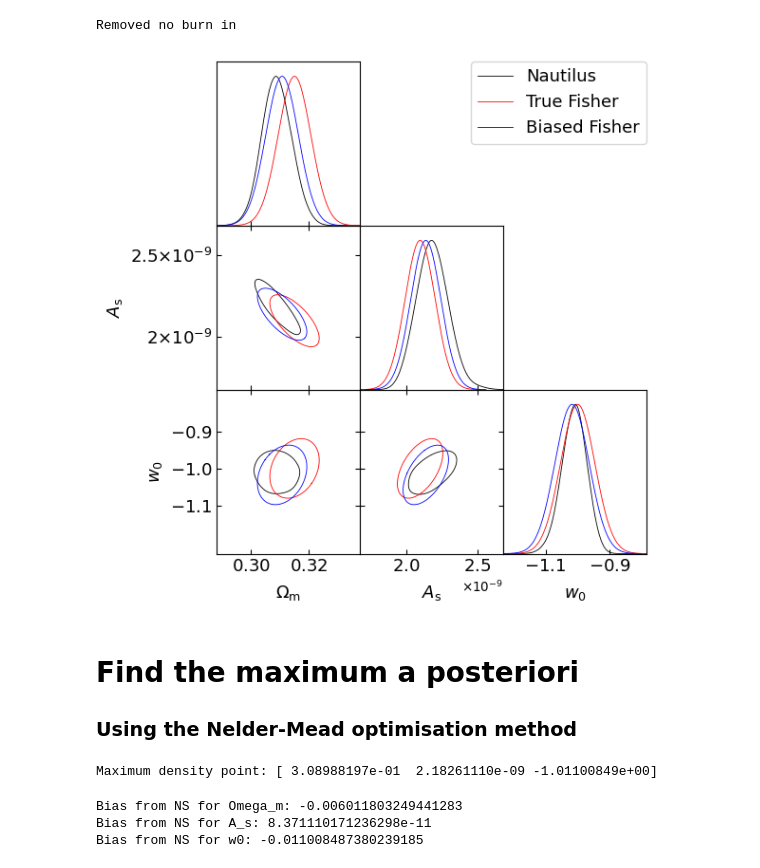
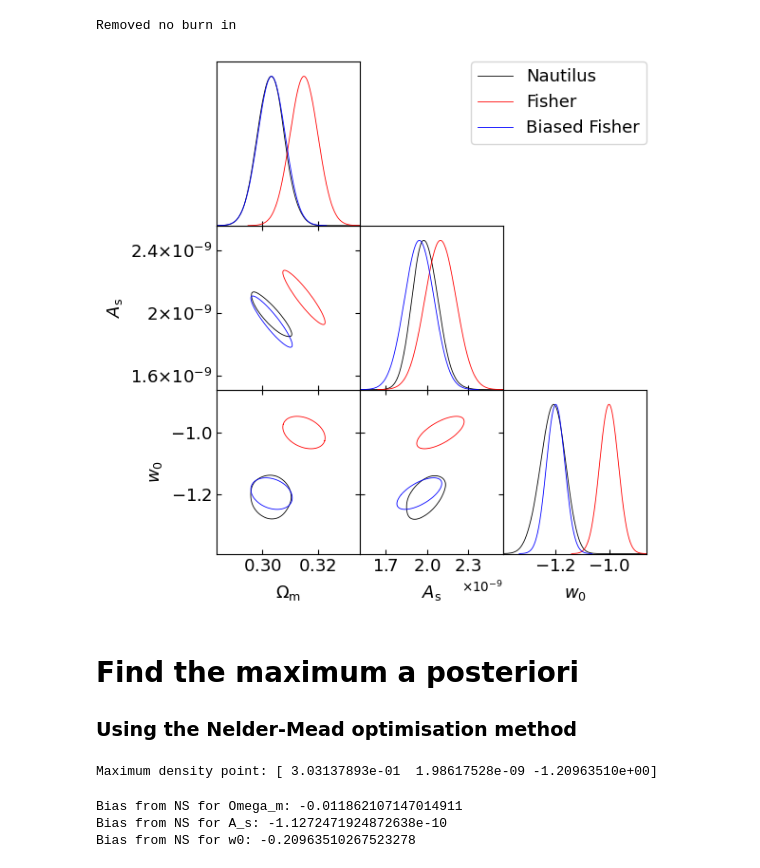
Before and after one commit to chrgeorgiou/CS_Fisher, a Jupyter notebook: notebooks/fisher_baryons_bias.ipynb, the cells around one changed output. Drawn from its saved outputs; the diff is of its cells as text; code cells hidden in the pictures.

Commit message:
Updated with new baryon feedback scenarios.

```diff
--- a/notebooks/fisher_baryons_bias.ipynb
+++ b/notebooks/fisher_baryons_bias.ipynb
@@ -209,17 +209,20 @@ w0 bias: -0.19821789237630727
 # %% [markdown]
 ### Plot the bias:
 # %%
-biased_centers = f_fixed.fiducial_parameters + bias
-#biased_centers = f_fixed.fiducial_parameters + delta_theta
+#biased_centers = f_fixed.fiducial_parameters + bias
+biased_centers = f_fixed.fiducial_parameters + delta_theta
 # %%
 from getdist import plots, MCSamples
 from getdist.gaussian_mixtures import GaussianND
-f_true = GaussianND(fm.fiducial_parameters[:-1].astype(float), fm.marginalised_covariance(fm.parameters[:-1]),
-                    labels=[x.strip('$') for x in fm.latex_parameters[:-1]],
-                    names=fm.parameters[:-1])
+f_true = GaussianND(f_fixed.fiducial_parameters.astype(float), f_fixed.marginalised_covariance(f_fixed.parameters),
+                    labels=[x.strip('$') for x in f_fixed.latex_parameters],
+                    names=f_fixed.parameters)
 f_biased = GaussianND(biased_centers.astype(float), fm.marginalised_covariance(fm.parameters[:-1]),
                     labels=[x.strip('$') for x in fm.latex_parameters[:-1]],
                     names=fm.parameters[:-1])
+f_biased = GaussianND(biased_centers.astype(float), fm_lowb.marginalised_covariance(fm_lowb.parameters),
+                    labels=[x.strip('$') for x in fm_lowb.latex_parameters],
+                    names=fm_lowb.parameters)
 
 
 # Triangle plot
@@ -234,7 +237,8 @@ g.triangle_plot([f_true, f_biased], legend_labels=['True', 'Biased'], filled=Fal
 from nautilus import Prior, Sampler
 from scipy.stats import norm
 
-filename = '../validation/baryons_bias_validation.hdf5'
+filename = '../validation/baryons_bias_validation_1sigma.hdf5'
+#filename = '../validation/baryons_bias_validation_3sigma.hdf5'
 
 # Priors
 prior = Prior()
@@ -261,8 +265,8 @@ resized_points[:,1] *= 1e-9
 gd_samples_nautilus = MCSamples(samples=resized_points,
                                  weights=np.exp(log_w),
                                  loglikes=log_l,
-                                 names = fm_no_baryons.parameters,
-                                 labels = [x.strip('$') for x in fm_no_baryons.latex_parameters],
+                                 names = fm_lowb.parameters,
+                                 labels = [x.strip('$') for x in fm_lowb.latex_parameters],
                                  label='Nautilus',
                                  sampler='nested')
 # %% [output]
@@ -270,16 +274,17 @@ Removed no burn in
 # %%
 # Triangle plot
 g = plots.get_subplot_plotter()
 
 g.settings.legend_fontsize = 16
 g.settings.axes_labelsize = 16
 g.settings.axes_fontsize = 16
 g.settings.num_plot_contours = 1
 g.triangle_plot([gd_samples_nautilus, f_true, f_biased],
-                legend_labels=['Nautilus', 'True Fisher', 'Biased Fisher'])
-#g.export('../output/DESC_vanilla_validation.pdf')
+                legend_labels=['Nautilus', 'Fisher', 'Biased Fisher'])
+g.export('../output/bias_baryons_1sigma.pdf')
+#g.export('../output/bias_baryons_3sigma.pdf')
 # %% [output]
-[figure, old version]
+[figure, new version]
 # %% [markdown]
 # Find the maximum a posteriori
 ### Using the Nelder-Mead optimisation method
@@ -308,11 +313,11 @@ max_point_ND = result.x
 
 print(f"Maximum density point: {max_point_ND}")
 # %% [output]
-Maximum density point: [ 3.08988197e-01  2.18261110e-09 -1.01100849e+00]
+Maximum density point: [ 3.03137893e-01  1.98617528e-09 -1.20963510e+00]
 # %%
-for ip, p in enumerate(fm_no_baryons.parameters):
-    print(f'Bias from NS for {p}: {max_point_ND[ip]-fm_no_baryons.fiducial_parameters[ip]}')
+for ip, p in enumerate(fm_lowb.parameters):
+    print(f'Bias from NS for {p}: {max_point_ND[ip]-fm_lowb.fiducial_parameters[ip]}')
 # %% [output]
-Bias from NS for Omega_m: -0.006011803249441283
-Bias from NS for A_s: 8.371110171236298e-11
-Bias from NS for w0: -0.011008487380239185
+Bias from NS for Omega_m: -0.011862107147014911
+Bias from NS for A_s: -1.1272471924872638e-10
+Bias from NS for w0: -0.20963510267523278
```
Also changed, not shown: parts of 1 cell of this notebook, 1 other file.
